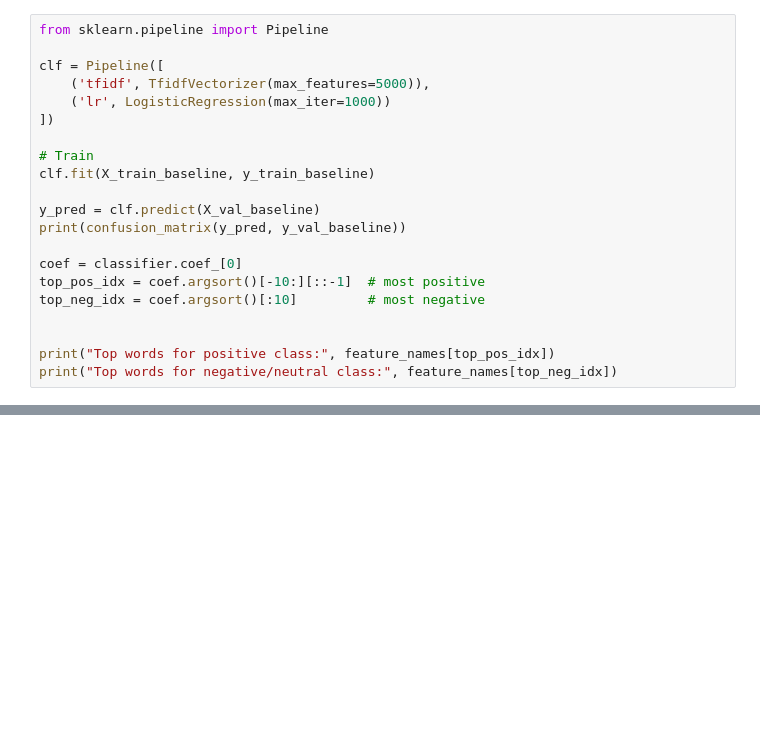
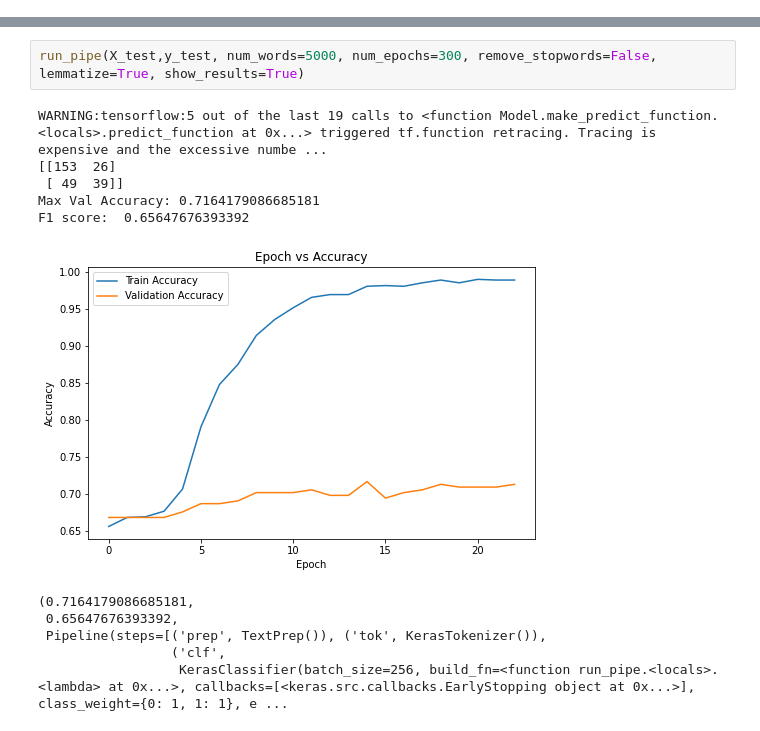
Before and after one commit to MattLeRoi/nlp_product_sentiment_project, a Jupyter notebook: index.ipynb, the cells around one changed output, grey strips where cells are left out. Cells and saved outputs as stored; diff of their text form; blank space fills up the shorter version.

```diff
--- a/index.ipynb
+++ b/index.ipynb
@@ -125,21 +0,0 @@ y_val_baseline = y_train[-int(len(y_train) * 0.2):]
-# %%
-from sklearn.pipeline import Pipeline
-
-clf = Pipeline([
-    ('tfidf', TfidfVectorizer(max_features=5000)),
-    ('lr', LogisticRegression(max_iter=1000))
-])
-
-# Train
-clf.fit(X_train_baseline, y_train_baseline)
-
-y_pred = clf.predict(X_val_baseline)
-print(confusion_matrix(y_pred, y_val_baseline))
-
-coef = classifier.coef_[0]
-top_pos_idx = coef.argsort()[-10:][::-1]  # most positive
-top_neg_idx = coef.argsort()[:10]         # most negative
-
-
-print("Top words for positive class:", feature_names[top_pos_idx])
-print("Top words for negative/neutral class:", feature_names[top_neg_idx])
@@ -482,0 +803,14 @@ y_val_all.value_counts()
+# %%
+run_pipe(X_test,y_test, num_words=5000, num_epochs=300, remove_stopwords=False, lemmatize=True, show_results=True)
+# %% [output]
+WARNING:tensorflow:5 out of the last 19 calls to <function Model.make_predict_function.<locals>.predict_function at 0x...> triggered tf.function retracing. Tracing is expensive and the excessive numbe ...
+[[153  26]
+ [ 49  39]]
+Max Val Accuracy: 0.7164179086685181
+F1 score:  0.65647676393392
+[figure, added]
+(0.7164179086685181,
+ 0.65647676393392,
+ Pipeline(steps=[('prep', TextPrep()), ('tok', KerasTokenizer()),
+                 ('clf',
+                  KerasClassifier(batch_size=256, build_fn=<function run_pipe.<locals>.<lambda> at 0x...>, callbacks=[<keras.src.callbacks.EarlyStopping object at 0x...>], class_weight={0: 1, 1: 1}, e ...
```
Also changed, not shown: parts of 86 cells of this notebook.
